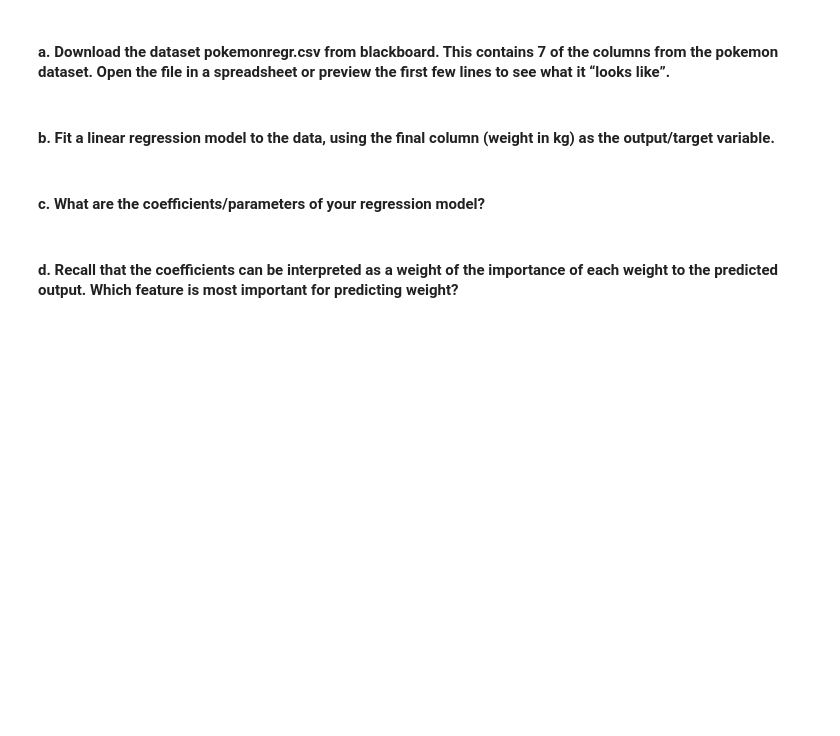
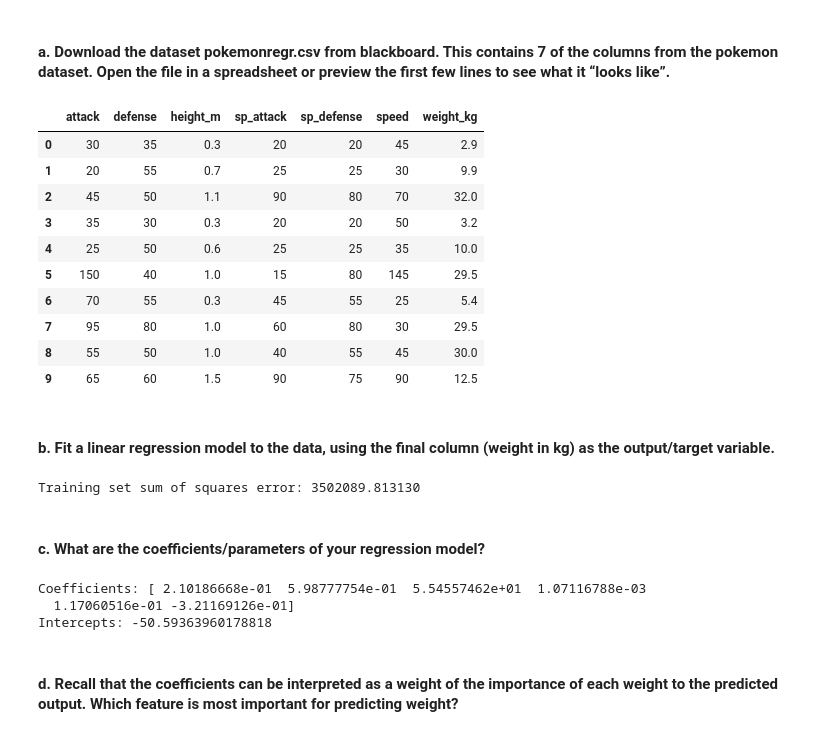
Before and after one commit to keys-i/COMP4702, a Jupyter notebook: src/W4.ipynb, the cells around one changed output. Cells and saved outputs as stored; diff of their text form; code cells hidden in the pictures; blank space fills up the shorter version.

```diff
--- a/src/W4.ipynb
+++ b/src/W4.ipynb
@@ -141,8 +145,46 @@ Training set sum of squares error: 1.208723
 # %% [markdown]
 #### a. Download the dataset pokemonregr.csv from blackboard. This contains 7 of the columns from the pokemon dataset. Open the file in a spreadsheet or preview the first few lines to see what it “looks like”.
+# %%
+pokemon_regr = pd.read_csv('pokemonregr.csv')
+pokemon_regr.dropna(inplace=True)
+pokemon_regr.head(10)
+# %% [output]
+|  | attack | defense | height_m | sp_attack | sp_defense | speed | weight_kg |
+| 0 | 30 | 35 | 0.3 | 20 | 20 | 45 | 2.9 |
+| 1 | 20 | 55 | 0.7 | 25 | 25 | 30 | 9.9 |
+| 2 | 45 | 50 | 1.1 | 90 | 80 | 70 | 32.0 |
+| 3 | 35 | 30 | 0.3 | 20 | 20 | 50 | 3.2 |
+| 4 | 25 | 50 | 0.6 | 25 | 25 | 35 | 10.0 |
+| 5 | 150 | 40 | 1.0 | 15 | 80 | 145 | 29.5 |
+| 6 | 70 | 55 | 0.3 | 45 | 55 | 25 | 5.4 |
+| 7 | 95 | 80 | 1.0 | 60 | 80 | 30 | 29.5 |
+| 8 | 55 | 50 | 1.0 | 40 | 55 | 45 | 30.0 |
+| 9 | 65 | 60 | 1.5 | 90 | 75 | 90 | 12.5 |
 # %% [markdown]
 #### b. Fit a linear regression model to the data, using the final column (weight in kg) as the output/target variable.
+# %%
+linear_reg = LinearRegression()
+
+X, y = pokemon_regr.drop('weight_kg', axis=1), pokemon_regr['weight_kg']
+X_train, X_test, y_train, y_test = train_test_split(X, y, test_size=0.3, random_state=42)
+linear_reg.fit(X_train, y_train)
+y_pred = linear_reg.predict(X_train)
+
+sse = np.sum((y_train - y_pred)**2)
+print(f"Training set sum of squares error: {sse:.6f}\n")
+# %% [output]
+Training set sum of squares error: 3502089.813130
 # %% [markdown]
 #### c. What are the coefficients/parameters of your regression model?
+# %%
+coefficients = linear_reg.coef_
+intercepts = linear_reg.intercept_
+
+print(f"{color.YELLOW_BOLD}Coefficients{color.END}: {coefficients}")
+print(f"{color.YELLOW_BOLD}Intercepts{color.END}: {intercepts}")
+# %% [output]
+Coefficients: [ 2.10186668e-01  5.98777754e-01  5.54557462e+01  1.07116788e-03
+  1.17060516e-01 -3.21169126e-01]
+Intercepts: -50.59363960178818
 # %% [markdown]
 #### d. Recall that the coefficients can be interpreted as a weight of the importance of each weight to the predicted output. Which feature is most important for predicting weight?
```
Also changed, not shown: parts of 10 cells of this notebook.
